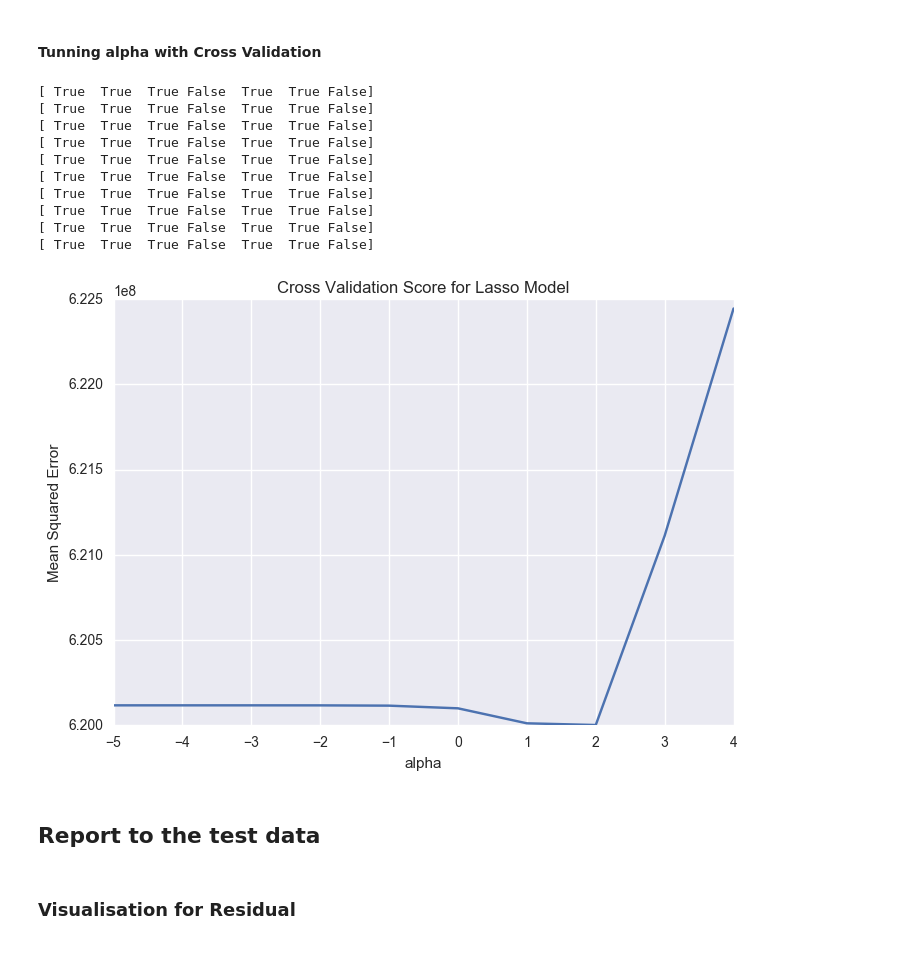
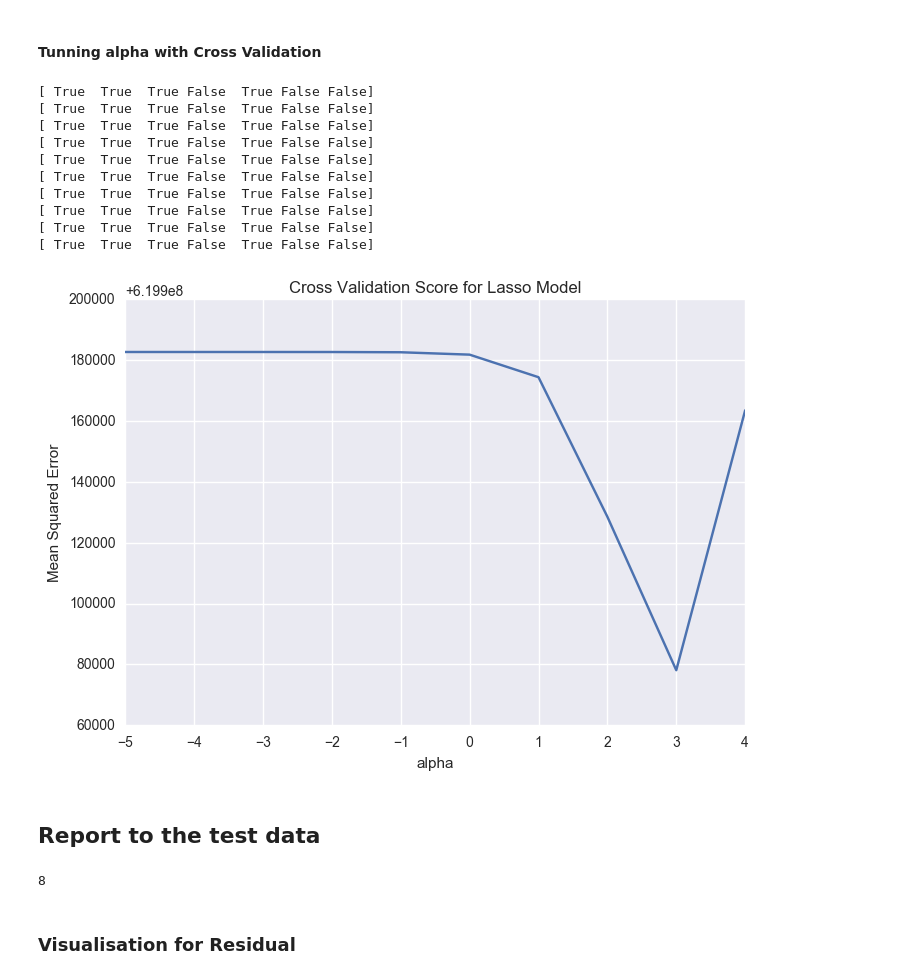
Before and after one commit to Charlespartina/DS1001-Project, a Jupyter notebook: notebook/Final Project.ipynb, the cells around one changed output. Cells and saved outputs as stored; diff of their text form; code cells hidden in the pictures.

```diff
--- a/notebook/Final Project.ipynb
+++ b/notebook/Final Project.ipynb
@@ -205,15 +207,17 @@ X_train_merge.head()
 # %%
 def select_numeric_rescale(data):
     numerics = ['int16', 'int32', 'int64', 'float16', 'float32', 'float64']
+    scaled = ['bathrooms','bedrooms','latitude','listing_id','longitude','num_photos','num_features']
     X_numeric = data.select_dtypes(include=numerics)
+    # return X_numeric
+    # Standardize
+    scaler = StandardScaler()
+    scaler.fit(X_numeric[scaled].values)
+    X_numeric.ix[:,scaled] = scaler.transform(X_numeric[scaled])
+    X_numeric = pd.DataFrame(data=X_numeric, columns=X_numeric.columns, index = X_numeric.index)
     return X_numeric
-    # Rescale
-    scaler = StandardScaler()
-    scaler.fit(X_numeric.values)
-    X_numeric = pd.DataFrame(data=scaler.transform(X_numeric), columns=X_numeric.columns, index = X_numeric.index)
-    return X_numeric
 # %%
-X_train_numeric = select_numeric_rescale(X_train_merge)
-X_test_numeric = select_numeric_rescale(X_test_merge)
-X_train_numeric.head(10)
+X_train_numeric = select_numeric_rescale(X_train_new)
+X_test_numeric = select_numeric_rescale(X_test_new)
+X_train_numeric.head(10) # Refined data
 # %% [output]
@@ -276,38 +322,41 @@ def lasso_feature_selection(X,y,num=-1):
 # %%
 from sklearn.model_selection import cross_val_score
 alpha_list = [10**x for x in range(-5,5)] # Alpha takes 10^-5 to 10^5
 result = []
 for i in alpha_list:
-    ls = Lasso(alpha=i)
-    X_new = lasso_feature_selection(X,y,5)
+    ls = Ridge(alpha=i)
+    X_new = lasso_feature_selection(X,y,4)
     scores = cross_val_score(ls, X_new, y, cv=10, scoring='neg_mean_squared_error')
     result.append(-np.mean(scores))
 plt.figure()
 plt.plot(np.log10(alpha_list), result)
 plt.title('Cross Validation Score for Lasso Model')
 plt.xlabel('alpha')
 plt.ylabel('Mean Squared Error')
 plt.show()
 # %% [output]
-[ True  True  True False  True  True False]
-[ True  True  True False  True  True False]
-[ True  True  True False  True  True False]
-[ True  True  True False  True  True False]
-[ True  True  True False  True  True False]
-[ True  True  True False  True  True False]
-[ True  True  True False  True  True False]
-[ True  True  True False  True  True False]
-[ True  True  True False  True  True False]
-[ True  True  True False  True  True False]
+[ True  True  True False  True False False]
+[ True  True  True False  True False False]
+[ True  True  True False  True False False]
+[ True  True  True False  True False False]
+[ True  True  True False  True False False]
+[ True  True  True False  True False False]
+[ True  True  True False  True False False]
+[ True  True  True False  True False False]
+[ True  True  True False  True False False]
+[ True  True  True False  True False False]
-[figure, old version]
+[figure, new version]
 # %% [markdown]
 ## Report to the test data
 # %%
 # Report to the test data
 selected_i = np.argmin(result) # Select best result
-ls = Lasso(alpha=alpha_list[selected_i])
+print selected_i
+ls = Ridge(alpha=alpha_list[selected_i])
 ls.fit(X_train_numeric, y_train)
 re = ls.predict(X_test_numeric)
+# %% [output]
+8
 # %% [markdown]
 ### Visualisation for Residual
 # %%
```
Also changed, not shown: parts of 10 cells of this notebook, 4 other files.
